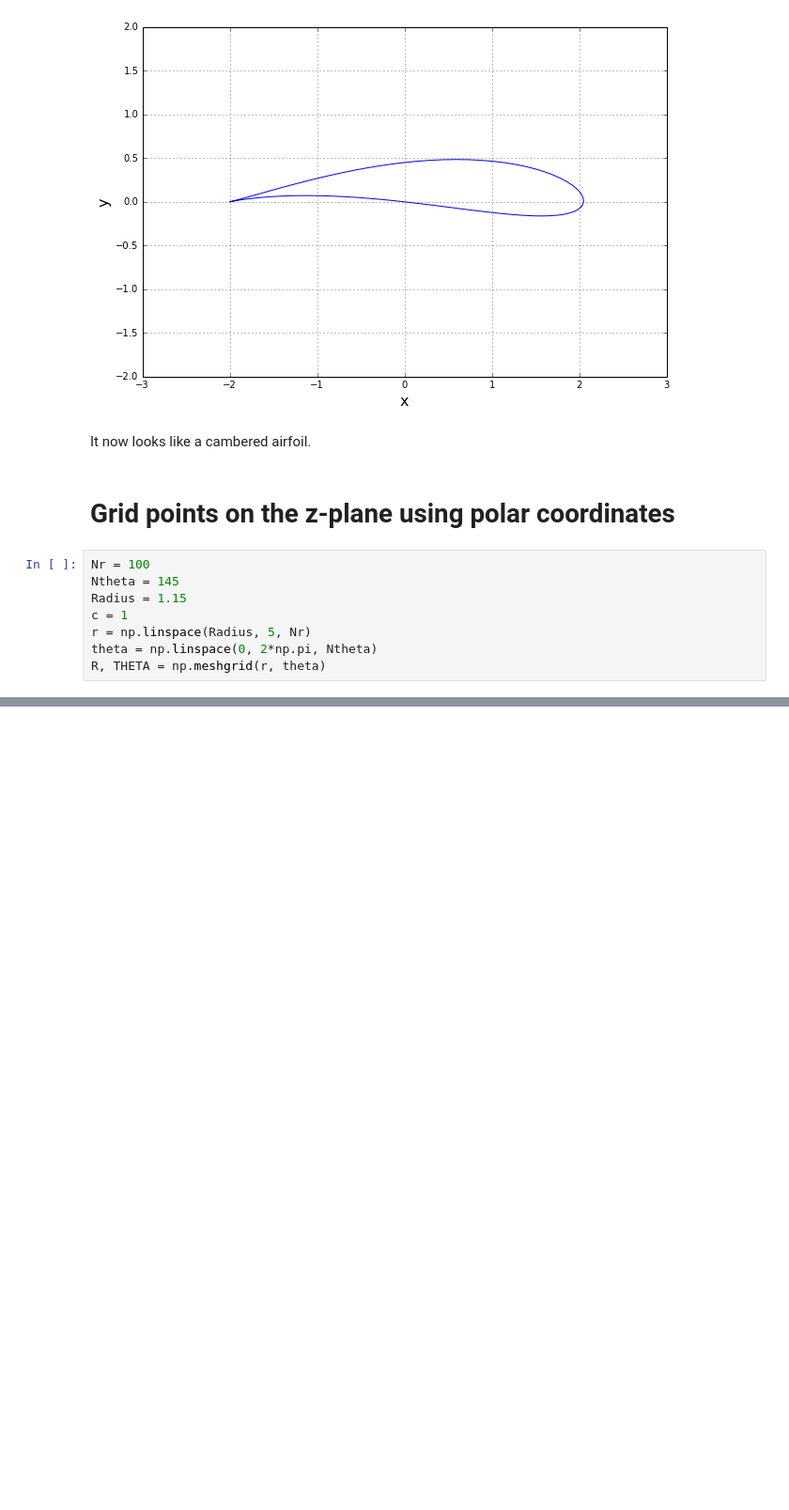
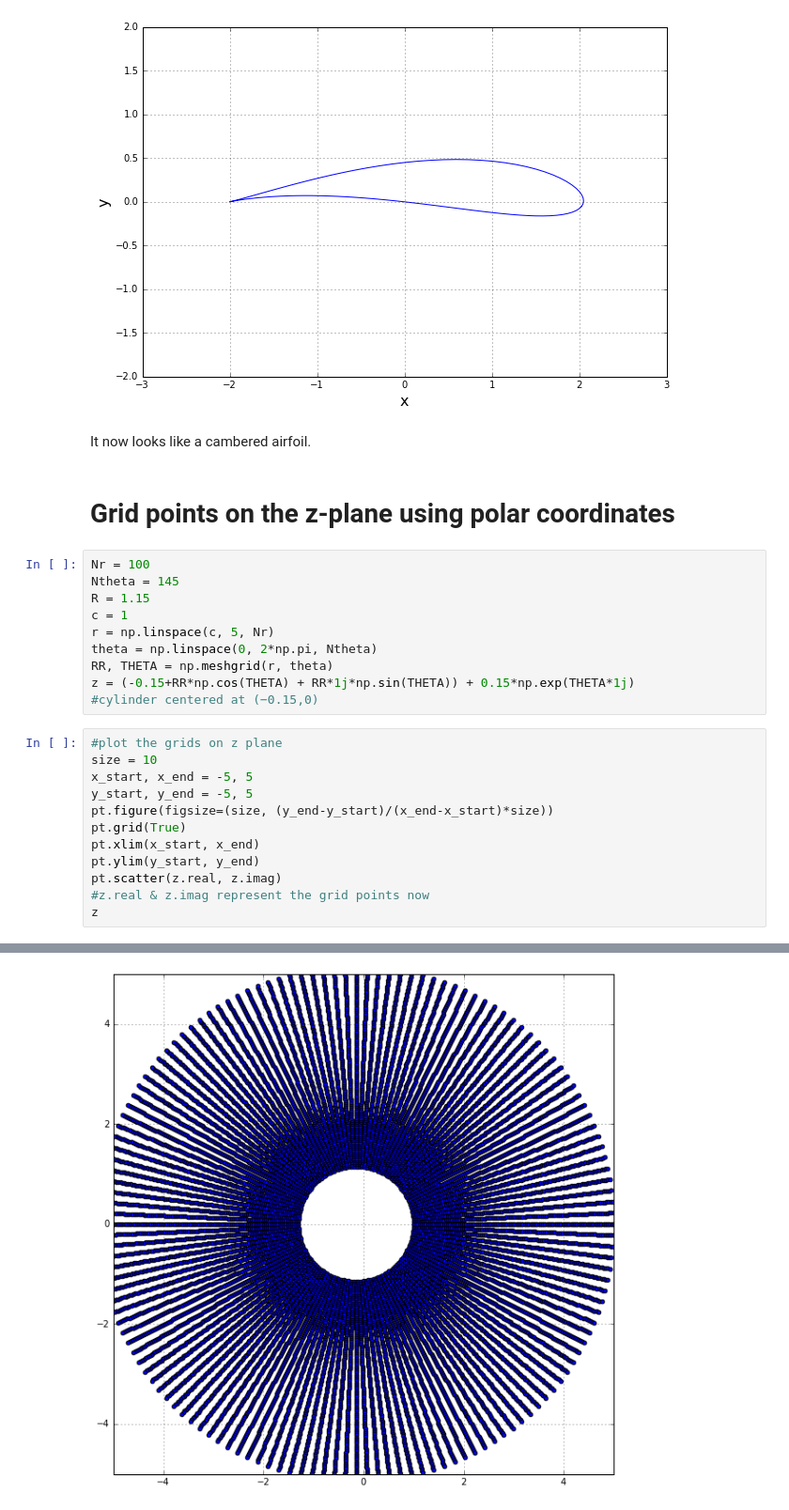
Before and after one commit to cinozeng/mae6226-work, a Jupyter notebook: HW2.ipynb, the cells around one changed output, grey strips where cells are left out. Shown at 94% size. Saved outputs shown, nothing was run; the diff lists cells and outputs as text; blank space fills up the shorter version.

```diff
--- a/HW2.ipynb
+++ b/HW2.ipynb
@@ -98,8 +98,23 @@ It now looks like a cambered airfoil.
 # %%
 Nr = 100
 Ntheta = 145
-Radius = 1.15
+R = 1.15
 c = 1
-r = np.linspace(Radius, 5, Nr)
+r = np.linspace(c, 5, Nr)
 theta = np.linspace(0, 2*np.pi, Ntheta)
-R, THETA = np.meshgrid(r, theta)
+RR, THETA = np.meshgrid(r, theta)
+z = (-0.15+RR*np.cos(THETA) + RR*1j*np.sin(THETA)) + 0.15*np.exp(THETA*1j)
+#cylinder centered at (−0.15,0)
+# %%
+#plot the grids on z plane
+size = 10
+x_start, x_end = -5, 5
+y_start, y_end = -5, 5
+pt.figure(figsize=(size, (y_end-y_start)/(x_end-x_start)*size))
+pt.grid(True)
+pt.xlim(x_start, x_end)
+pt.ylim(y_start, y_end)
+pt.scatter(z.real, z.imag)
+#z.real & z.imag represent the grid points now
+z
+# %% [output]
@@ -105,0 +140 @@ R, THETA = np.meshgrid(r, theta)
+[figure, added]
```
Also changed, not shown: parts of 10 cells of this notebook.
